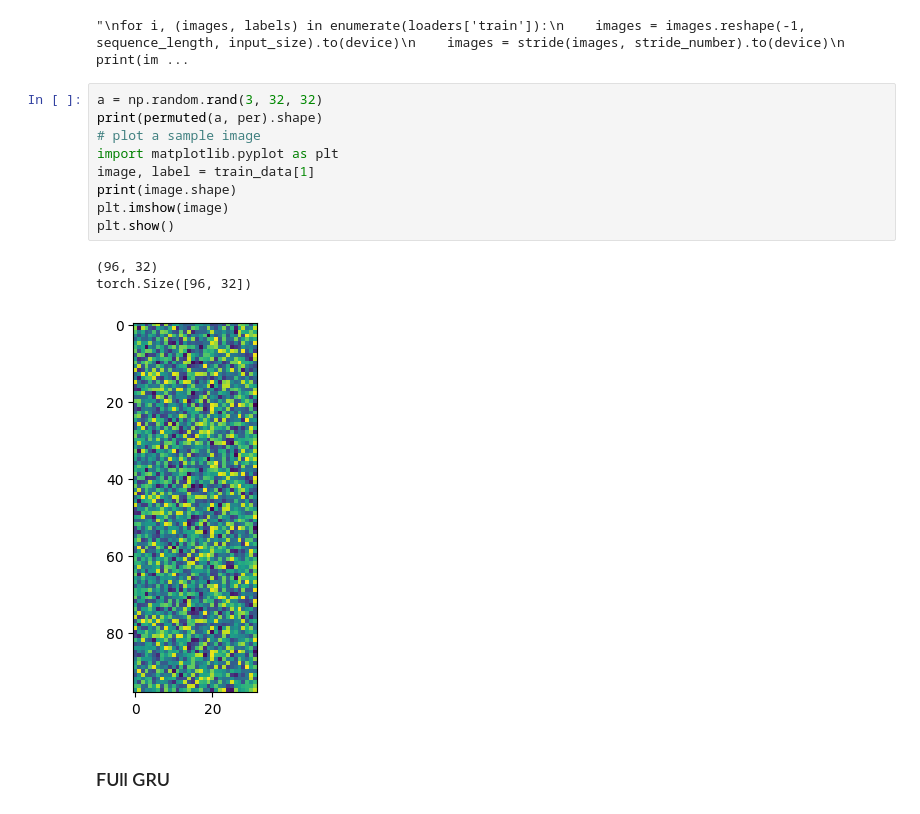
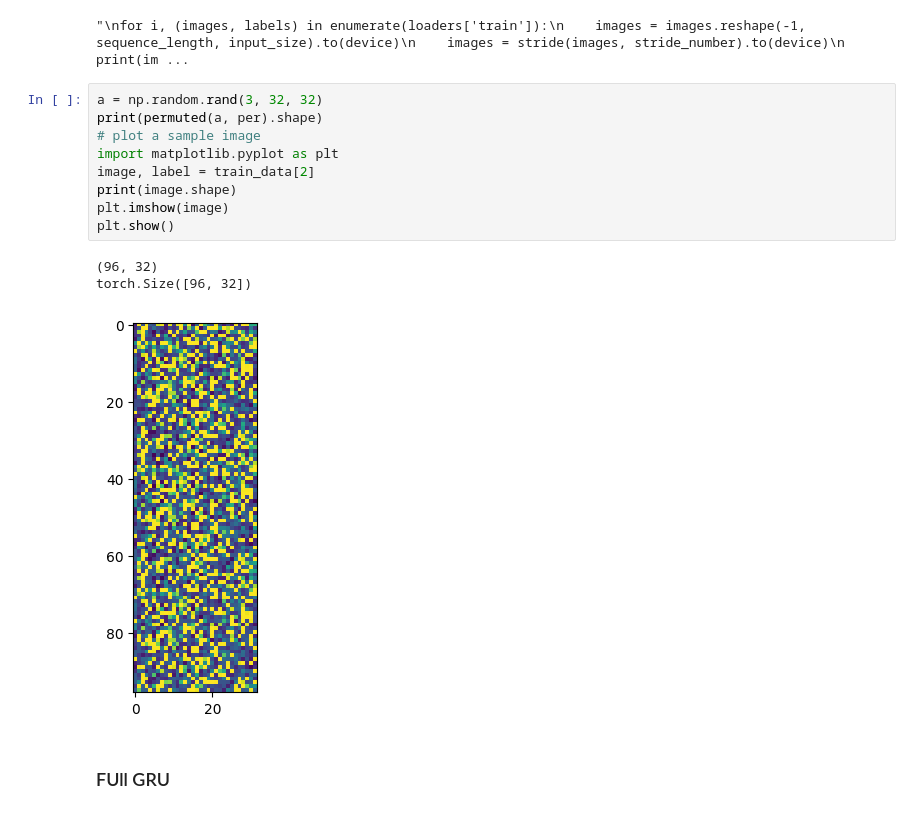
Before and after one commit to Yawen502/Computations_in_neural_network, a Jupyter notebook: lent_workspace/week09/permuted_CIFAR_models.ipynb, the cells around one changed output. Saved outputs shown, nothing was run; the diff lists cells and outputs as text.

```diff
--- a/lent_workspace/week09/permuted_CIFAR_models.ipynb
+++ b/lent_workspace/week09/permuted_CIFAR_models.ipynb
@@ -154,16 +154,16 @@ Files already downloaded and verified
 # %%
 a = np.random.rand(3, 32, 32)
 print(permuted(a, per).shape)
 # plot a sample image
 import matplotlib.pyplot as plt
-image, label = train_data[1]
+image, label = train_data[2]
 print(image.shape)
 plt.imshow(image)
 plt.show()
 # %% [output]
 (96, 32)
 torch.Size([96, 32])
-[figure, old version]
+[figure, new version]
 # %% [markdown]
 ### FUll GRU
 # %%
```
Also changed, not shown: 4 other files.
